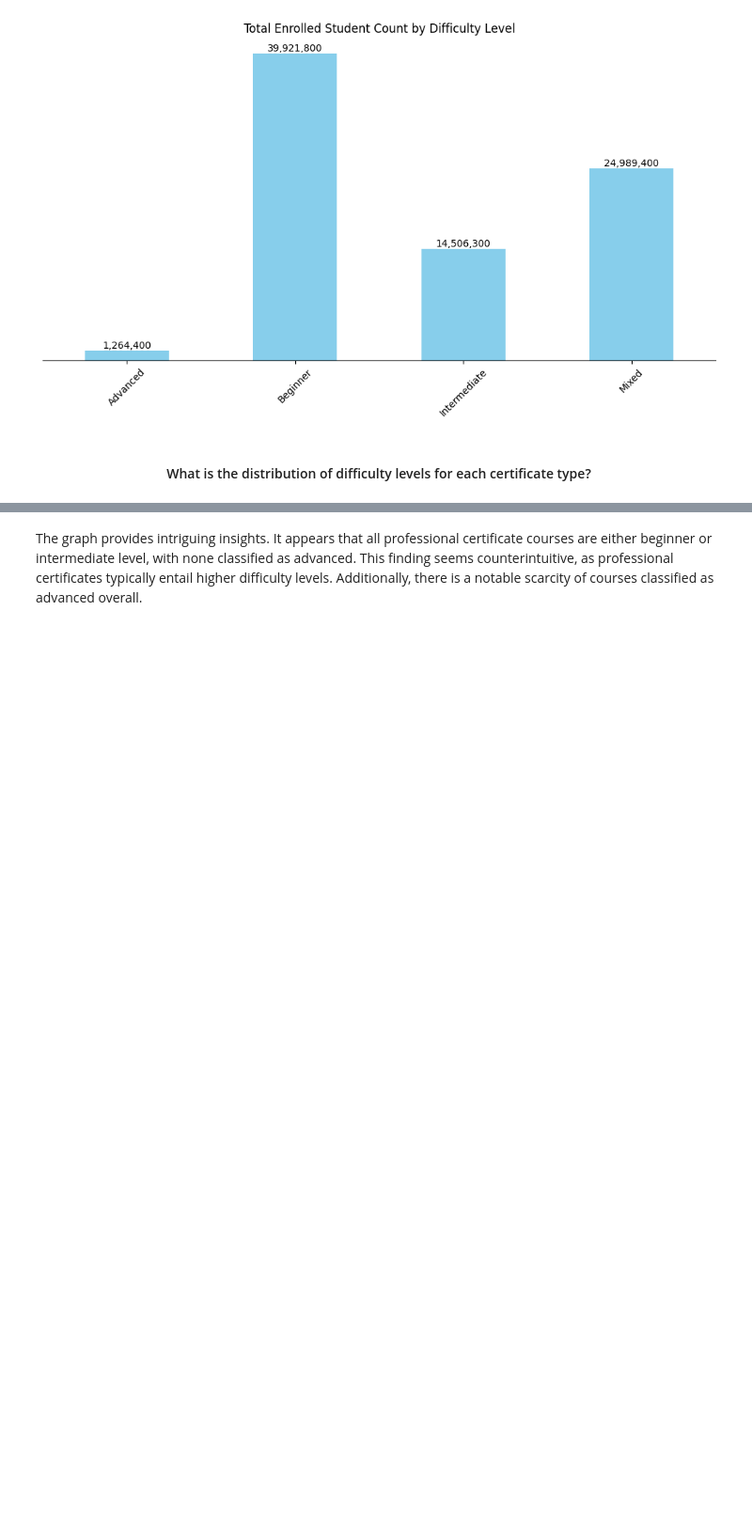
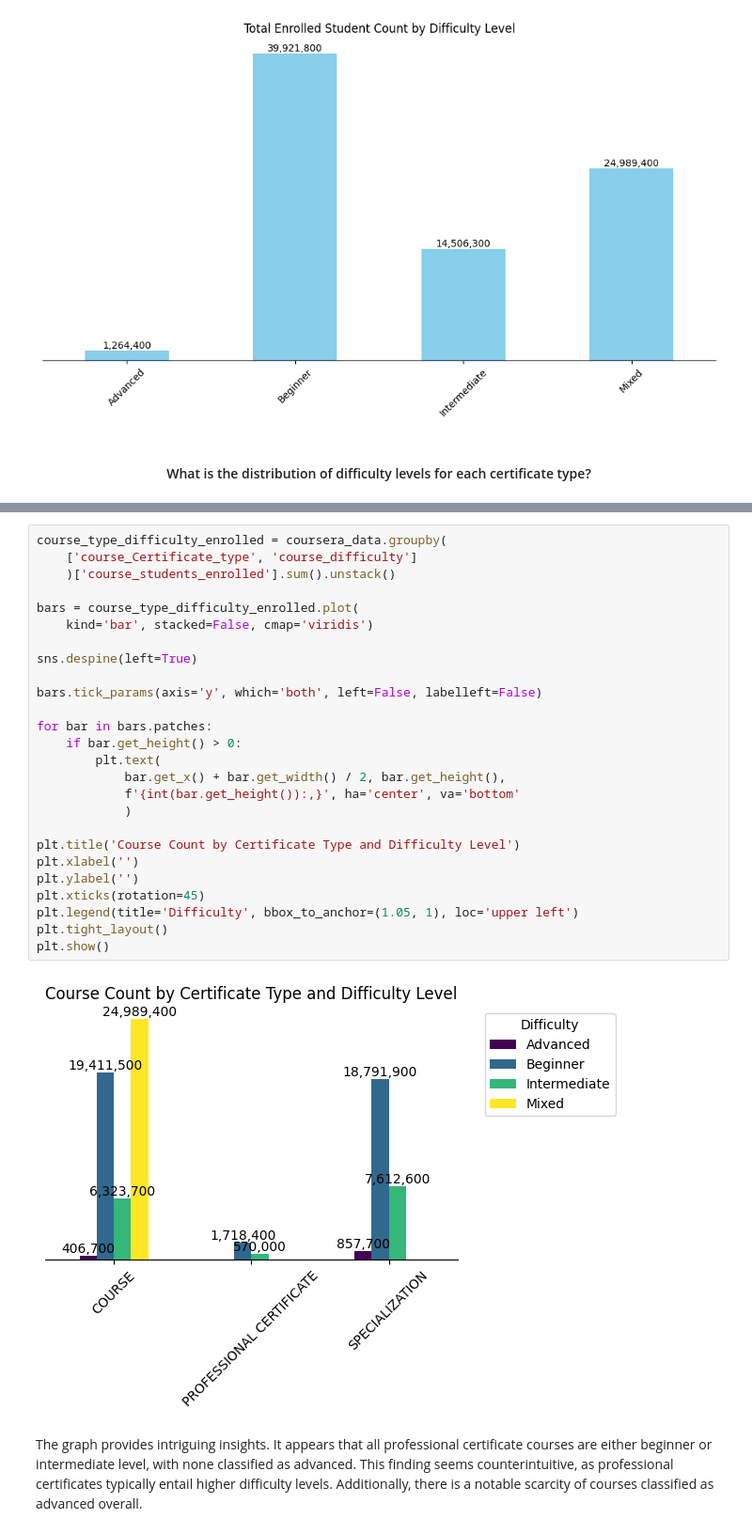
Before and after one commit to minde121/Coursera-EDA, a Jupyter notebook: CourseraEDA.ipynb, the cells around one changed output, grey strips where cells are left out. Shown at 94% size. Cells and saved outputs as stored; diff of their text form; blank space fills up the shorter version.

```diff
--- a/CourseraEDA.ipynb
+++ b/CourseraEDA.ipynb
@@ -431,3 +461,31 @@ plt.show()
+# %%
+course_type_difficulty_enrolled = coursera_data.groupby(
+    ['course_Certificate_type', 'course_difficulty']
+    )['course_students_enrolled'].sum().unstack()
+
+bars = course_type_difficulty_enrolled.plot(
+    kind='bar', stacked=False, cmap='viridis')
+
+sns.despine(left=True)
+
+bars.tick_params(axis='y', which='both', left=False, labelleft=False)
+
+for bar in bars.patches:
+    if bar.get_height() > 0:
+        plt.text(
+            bar.get_x() + bar.get_width() / 2, bar.get_height(),
+            f'{int(bar.get_height()):,}', ha='center', va='bottom'
+            )
+
+plt.title('Course Count by Certificate Type and Difficulty Level')
+plt.xlabel('')
+plt.ylabel('')
+plt.xticks(rotation=45)
+plt.legend(title='Difficulty', bbox_to_anchor=(1.05, 1), loc='upper left')
+plt.tight_layout()
+plt.show()
+# %% [output]
+[figure, added]
 # %% [markdown]
 
 The graph provides intriguing insights. It appears that all professional certificate courses are either beginner or intermediate level, with none classified as advanced. This finding seems counterintuitive, as professional certificates typically entail higher difficulty levels. Additionally, there is a notable scarcity of courses classified as advanced overall.
```
Also changed, not shown: parts of 22 cells of this notebook.
